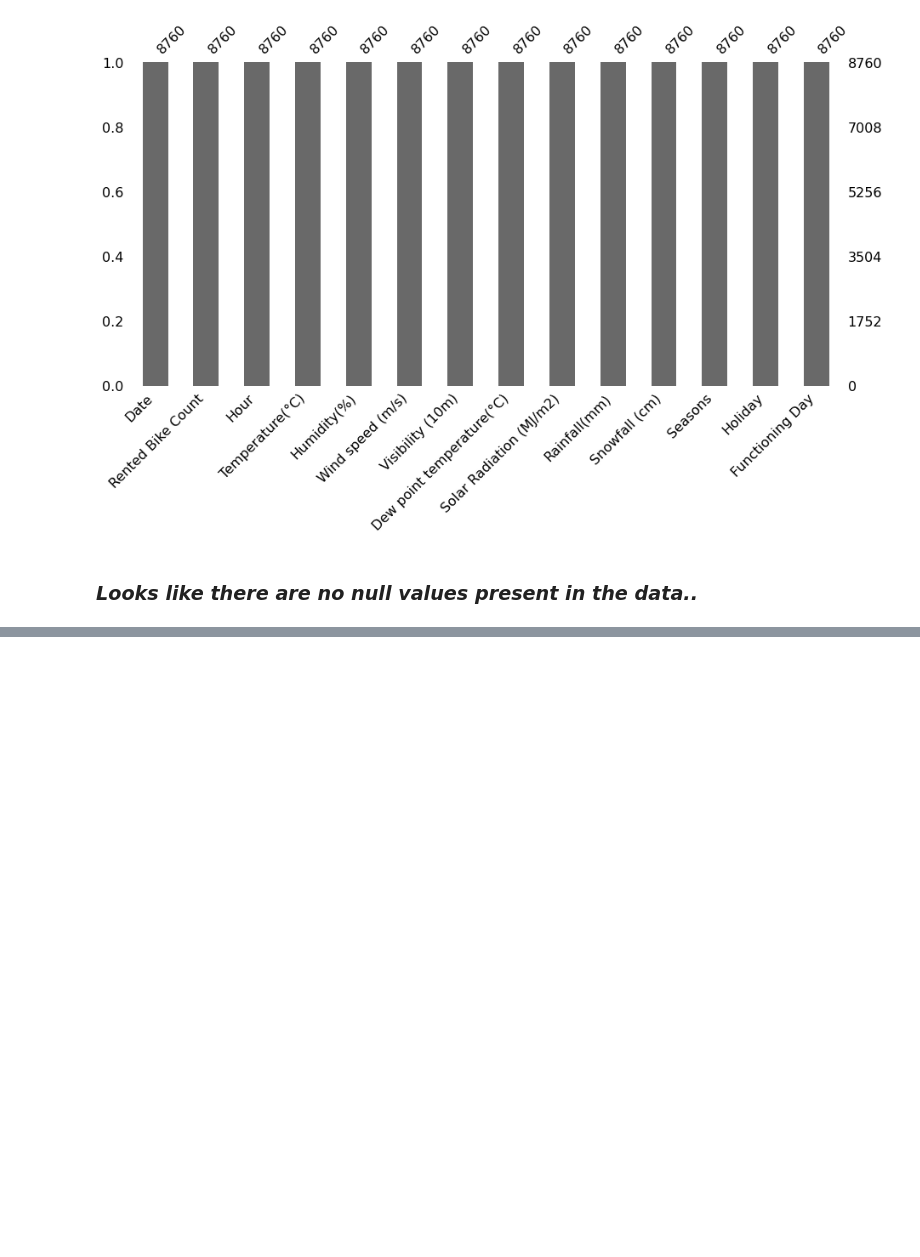
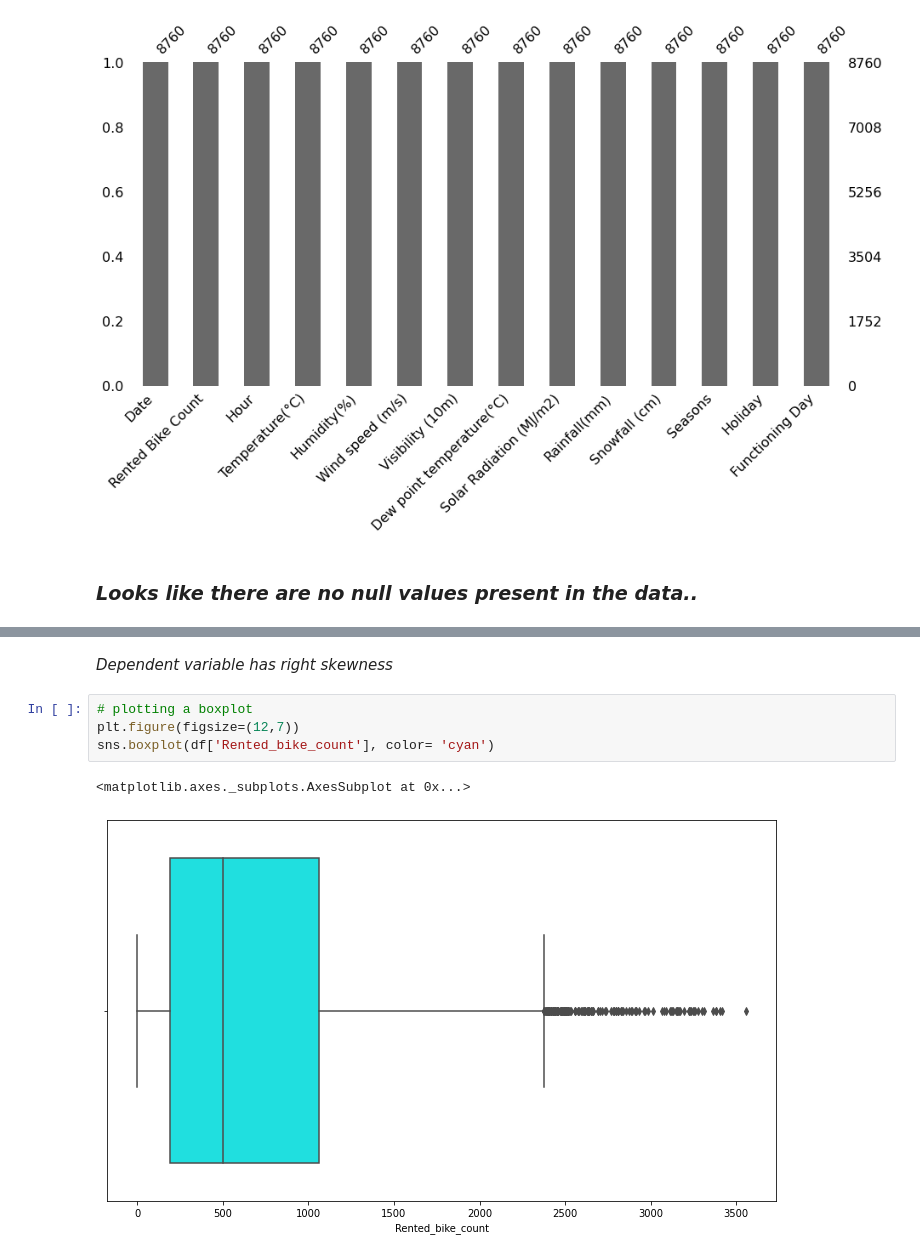
Before and after one commit to RanojoyBiswas/Bike-Sharing-Demand-Prediction, a Jupyter notebook: Bike_Sharing_Demand_Prediction_Capstone_Project.ipynb, the cells around one changed output, grey strips where cells are left out. Saved outputs shown, nothing was run; the diff lists cells and outputs as text; blank space fills up the shorter version.

```diff
--- a/Bike_Sharing_Demand_Prediction_Capstone_Project.ipynb
+++ b/Bike_Sharing_Demand_Prediction_Capstone_Project.ipynb
@@ -200,0 +274,9 @@ msno.bar(dataset, figsize = (15,7))
+# %% [markdown]
+*Dependent variable has right skewness*
+# %%
+# plotting a boxplot
+plt.figure(figsize=(12,7))
+sns.boxplot(df['Rented_bike_count'], color= 'cyan')
+# %% [output]
+<matplotlib.axes._subplots.AxesSubplot at 0x...>
+[figure, added]
```
Also changed, not shown: parts of 57 cells of this notebook.
